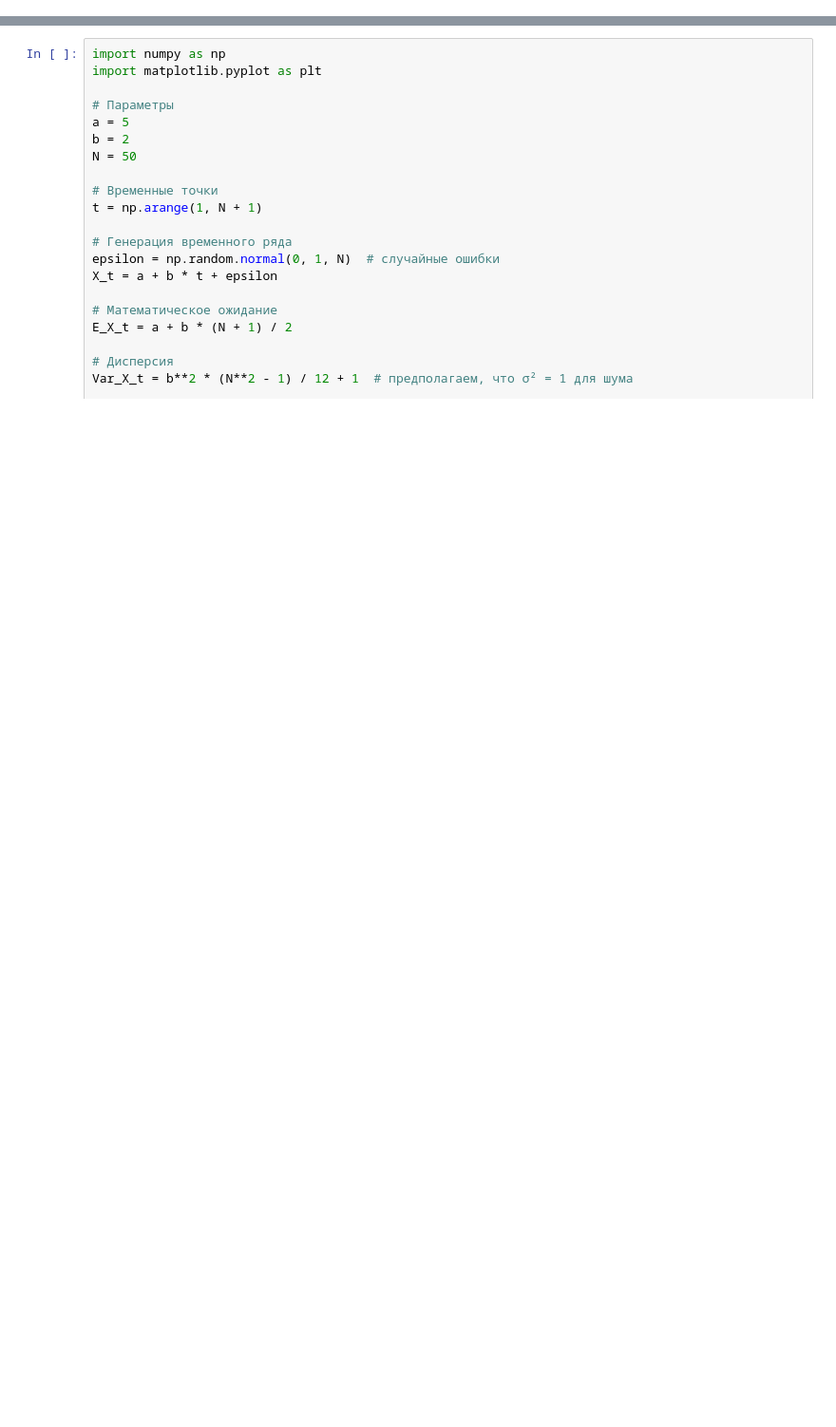
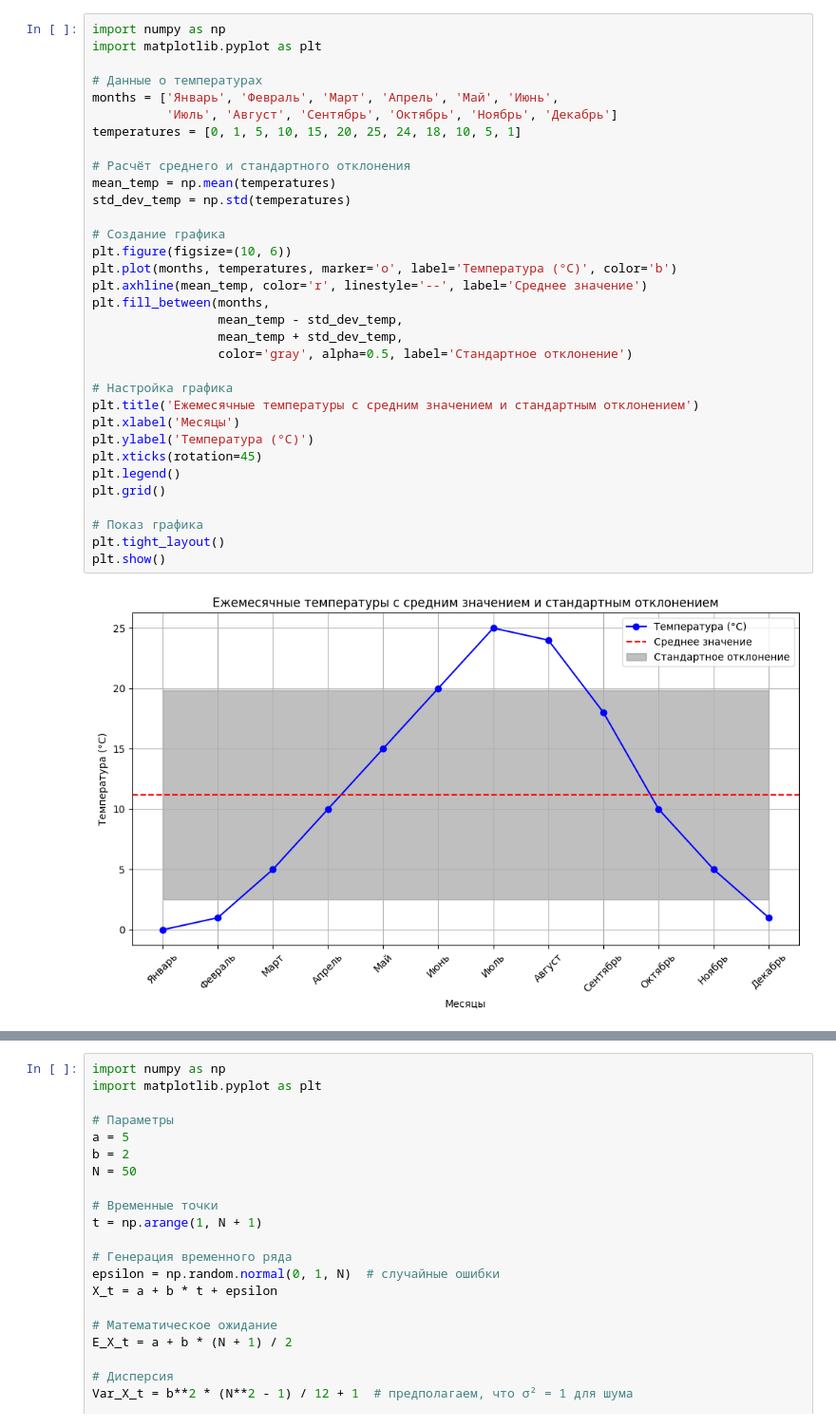
Before and after one commit to CodeHunterOfficial/TimeSeriesForecast_2024-2025, a Jupyter notebook: Тема 1. Введение в анализ временных рядов/1_1_Математическое_Ожидание,_Ковариация_и_Дисперсия.ipynb, the cells around one changed output, grey strips where cells are left out. Shown at 95% size. Cells and saved outputs as stored; diff of their text form; blank space fills up the shorter version.

```diff
--- a/Тема 1. Введение в анализ временных рядов/1_1_Математическое_Ожидание,_Ковариация_и_Дисперсия.ipynb
+++ b/Тема 1. Введение в анализ временных рядов/1_1_Математическое_Ожидание,_Ковариация_и_Дисперсия.ipynb
@@ -941,0 +288,35 @@ $$
+# %%
+import numpy as np
+import matplotlib.pyplot as plt
+
+# Данные о температурах
+months = ['Январь', 'Февраль', 'Март', 'Апрель', 'Май', 'Июнь',
+          'Июль', 'Август', 'Сентябрь', 'Октябрь', 'Ноябрь', 'Декабрь']
+temperatures = [0, 1, 5, 10, 15, 20, 25, 24, 18, 10, 5, 1]
+
+# Расчёт среднего и стандартного отклонения
+mean_temp = np.mean(temperatures)
+std_dev_temp = np.std(temperatures)
+
+# Создание графика
+plt.figure(figsize=(10, 6))
+plt.plot(months, temperatures, marker='o', label='Температура (°C)', color='b')
+plt.axhline(mean_temp, color='r', linestyle='--', label='Среднее значение')
+plt.fill_between(months,
+                 mean_temp - std_dev_temp,
+                 mean_temp + std_dev_temp,
+                 color='gray', alpha=0.5, label='Стандартное отклонение')
+
+# Настройка графика
+plt.title('Ежемесячные температуры с средним значением и стандартным отклонением')
+plt.xlabel('Месяцы')
+plt.ylabel('Температура (°C)')
+plt.xticks(rotation=45)
+plt.legend()
+plt.grid()
+
+# Показ графика
+plt.tight_layout()
+plt.show()
+# %% [output]
+[figure, added]
```
Also changed, not shown: parts of 5 cells of this notebook.
